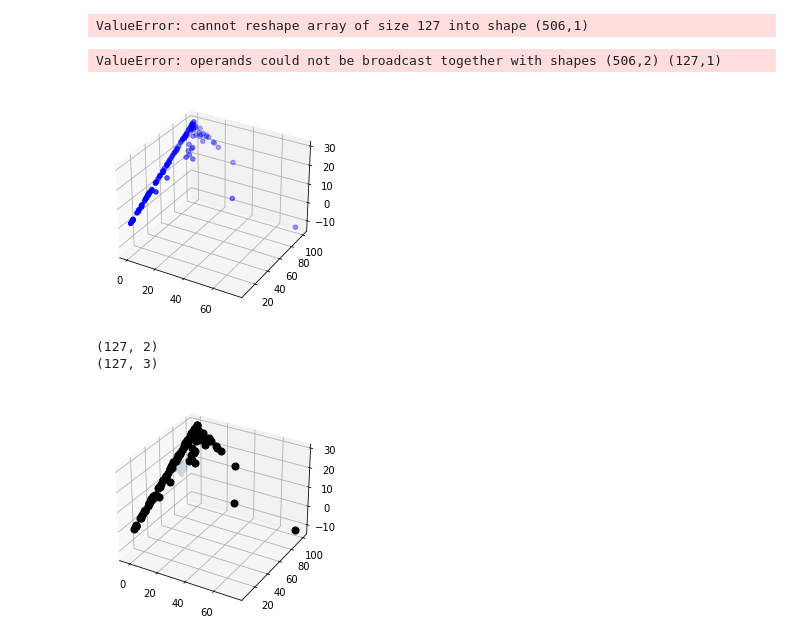
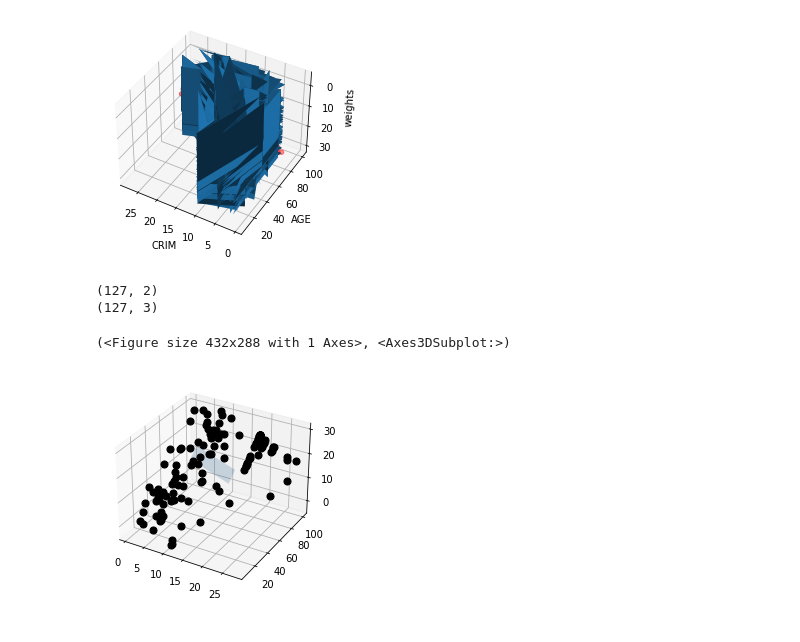
Before and after one commit to FatemeZamanian/Adaline, a Jupyter notebook: Boston-Adaline.ipynb, the cells around one changed output. Cells and saved outputs as stored; diff of their text form; code cells hidden in the pictures.

```diff
--- a/Boston-Adaline.ipynb
+++ b/Boston-Adaline.ipynb
@@ -6,8 +6,7 @@ from sklearn.model_selection import train_test_split
 import matplotlib.pyplot as plt
 # %%
 data=load_boston()
-#CRIM per capita crime rate by town---AGE proportion of owner-occupied units built prior to 1940
-X=data.data[0:,[0,6]]
+X=data.data[0:,[2,6]]
 Y=data.target
 # %%
 class Adaline:
@@ -22,41 +21,39 @@ class Adaline:
         y_predict = np.matmul(x_test, self.m)
         return y_predict
 
-    def evaluate_mae(self):
-        y_pred=np.matmul(x_test, self.m)
+    def evaluate_MAE(self,X_test,Y_test):
+        Y_pred=np.matmul(X_test, self.m)
         subtract=np.abs(Y_test-Y_pred)
         avg=np.mean(subtract)
         return avg
+
+    def evaluate_MSE(self,X_test,Y_test):
+        Y_pred=np.matmul(X_test, self.m)
+        subtract=np.square(Y_test-Y_pred)
+        avg=np.mean(subtract)
+        return avg
 # %%
 Y.reshape(506,1)
 model=Adaline()
 X_train, X_test, Y_train, Y_test = train_test_split(X, Y, test_size=0.25,random_state=4)
 model.fit(X_train,Y_train)
 y_pr=model.predict(X_test)
-y_pr.reshape(127,1)
-# %% [output]
-ValueError: cannot reshape array of size 127 into shape (506,1)
 # %%
+y_pr.reshape(127,1)
 from mpl_toolkits.mplot3d import Axes3D
 from matplotlib import cm
 fig = plt.figure()
 ax = plt.axes(projection='3d')
-ax.scatter(X_test[:,0],X_test[:,1],y_pr, c='blue')
+ax.scatter(X_test[:,0],X_test[:,1],y_pr , c='red')
 Y=y_pr.reshape(127,1)
-#Z = a1 * X + a2 * Y + c
-# Z= 0.5*np.abs(np.dot(X,np.roll(Y,1))-np.dot(Y,np.roll(X,1)))
-# Z=X*model.m[0]+Y*model.m[1]
-# Z= X*np.exp(X - Y)
-print(Z.shape)
-ax.plot_surface(X, Y, Z)
+ax.plot_surface(X_test[:,0], X_test[:,1], Y )
 ax.set_xlabel('CRIM')
 ax.set_ylabel('AGE')
 ax.set_zlabel('weights')
-
+ax.view_init(-140, 60)
 plt.show()
 # %% [output]
-ValueError: operands could not be broadcast together with shapes (506,2) (127,1)
-[figure, old version]
+[figure, new version]
 # %%
 from skspatial.objects import Plane
 from skspatial.objects import Points
@@ -73,9 +70,9 @@ plot_3d(
     points.plotter(c='k', s=50, depthshade=False),
     plane.plotter(alpha=0.2, lims_x=(-5, 5), lims_y=(-5, 5)),
 )
-ax.view_init(-180, 60)
 # %% [output]
 (127, 2)
 (127, 3)
+(<Figure size 432x288 with 1 Axes>, <Axes3DSubplot:>)
-[figure, old version]
+[figure, new version]
 # %%
```
Also changed, not shown: parts of 2 cells of this notebook.
